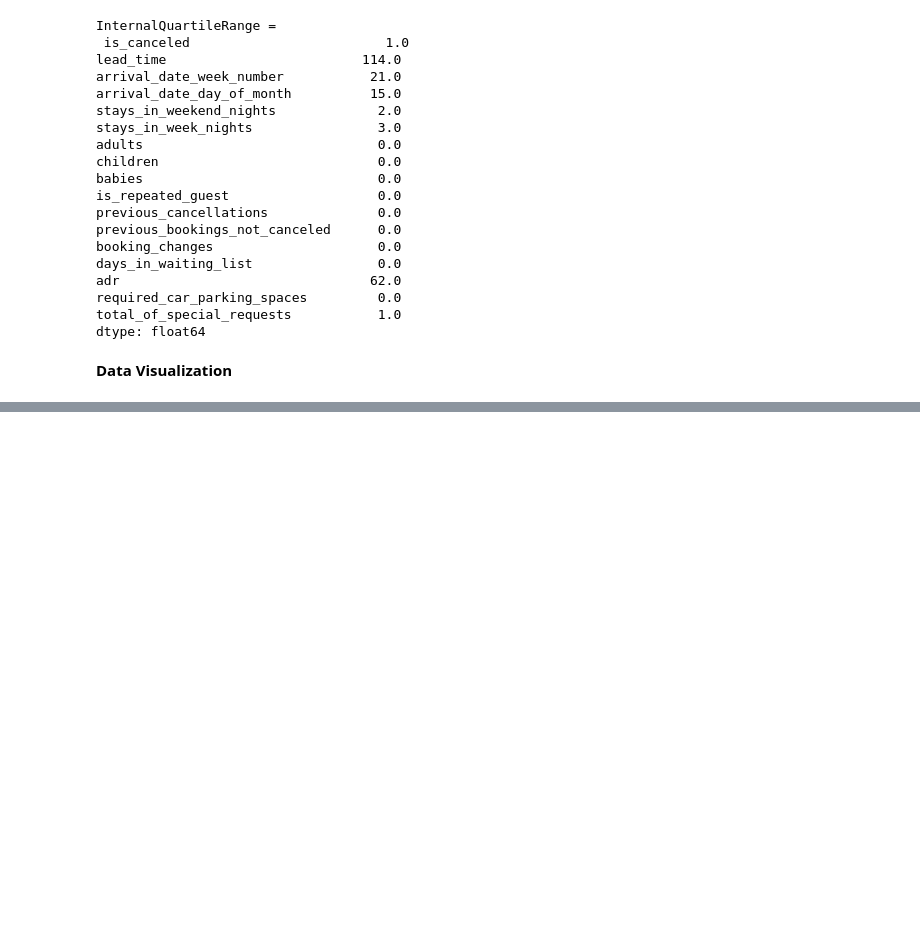
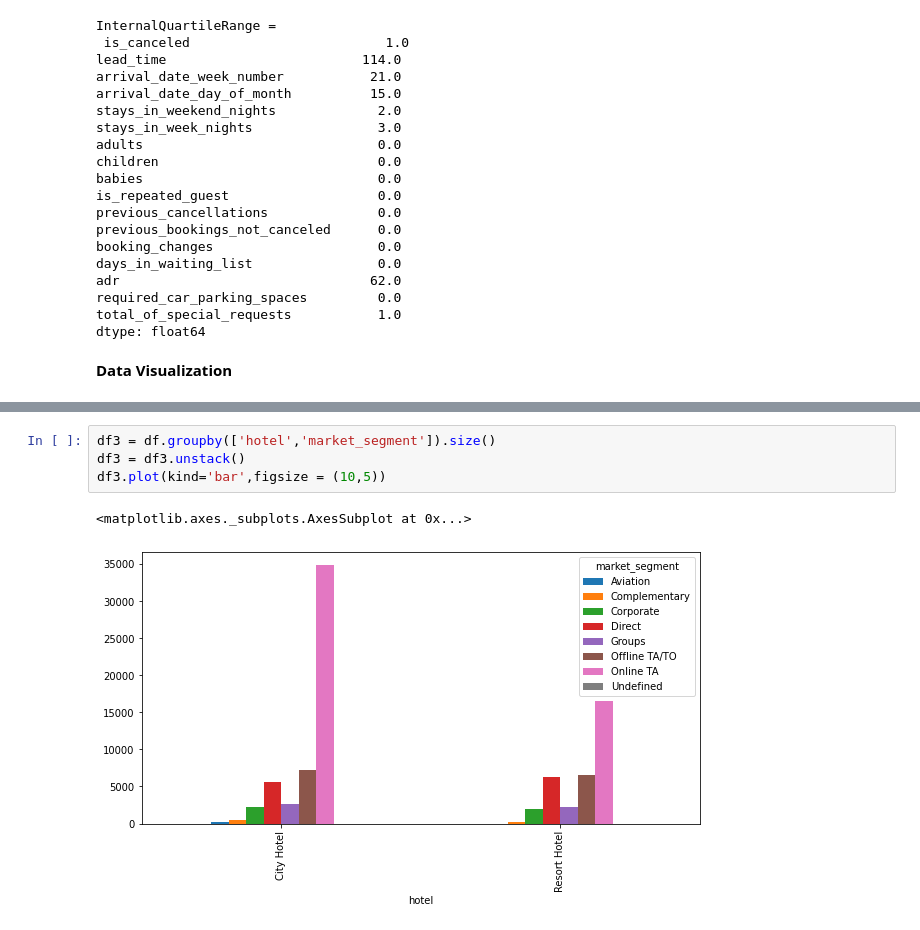
Before and after one commit to shivamm007/EDA---Hotel_Bookings, a Jupyter notebook: Hotel_Booking_Analysis_Capstone_Project_1.ipynb, the cells around one changed output, grey strips where cells are left out. Cells and saved outputs as stored; diff of their text form; blank space fills up the shorter version.

```diff
--- a/Hotel_Booking_Analysis_Capstone_Project_1.ipynb
+++ b/Hotel_Booking_Analysis_Capstone_Project_1.ipynb
@@ -332,0 +369,7 @@ plt.show()
+# %%
+df3 = df.groupby(['hotel','market_segment']).size()
+df3 = df3.unstack()
+df3.plot(kind='bar',figsize = (10,5))
+# %% [output]
+<matplotlib.axes._subplots.AxesSubplot at 0x...>
+[figure, added]
```
Also changed, not shown: parts of 23 cells of this notebook.
